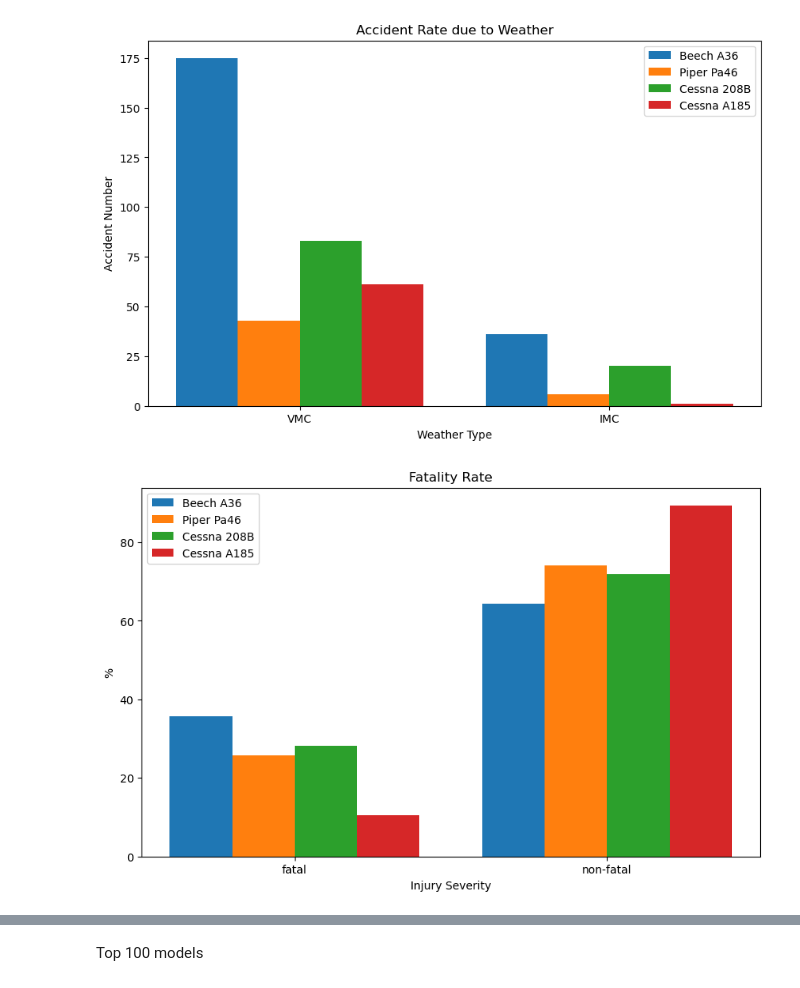
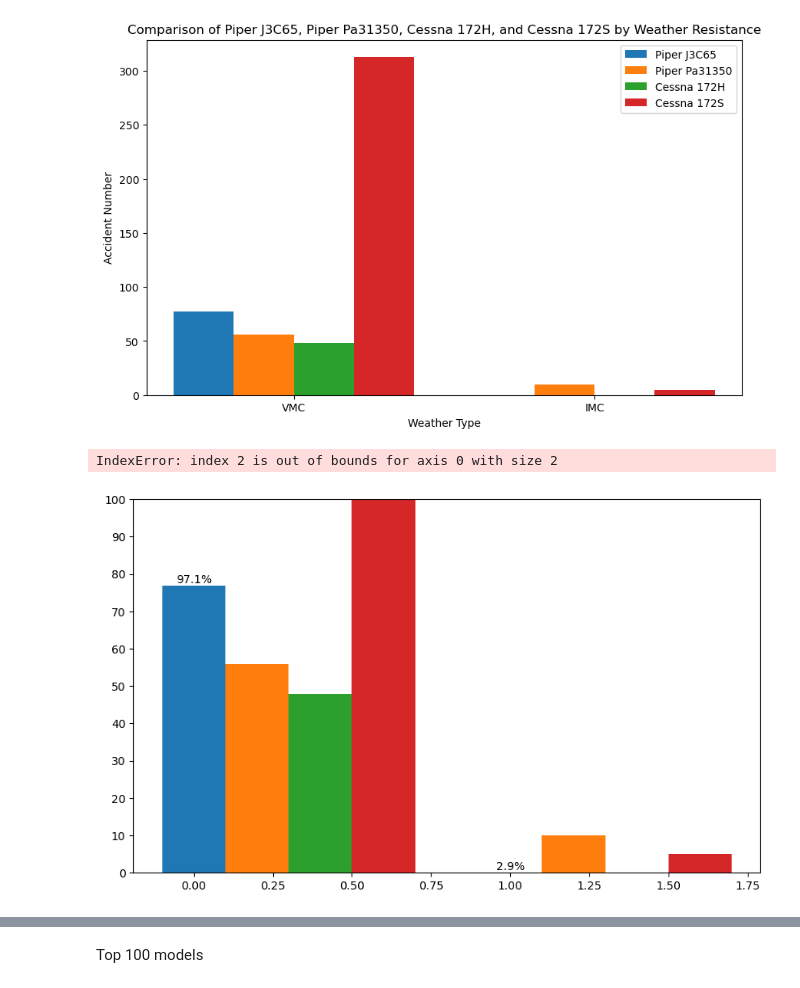
Before and after one commit to dvdhartsman/phase_1_project, a Jupyter notebook: danayt_notebooks/small_planes.ipynb, the cells around one changed output, grey strips where cells are left out. Cells and saved outputs as stored; diff of their text form; code cells hidden in the pictures.

```diff
--- a/danayt_notebooks/small_planes.ipynb
+++ b/danayt_notebooks/small_planes.ipynb
@@ -6,6 +6,6 @@ import seaborn as sns
 import matplotlib.ticker as mtick
 %matplotlib inline
 # %%
-df = pd.read_csv("../data/final.csv")
-df.info()
+df = pd.read_csv("data/aviation_final.csv")
+df
 # %% [output]
@@ -107,12 +25,12 @@ TypeError: list indices must be integers or slices, not tuple
 # %%
-make1 = 'Beech'
-model1 = 'A36'
+make1 = 'Piper'
+model1 = 'J3C65'
 make2 = 'Piper'
-model2 = 'Pa46'
+model2 = 'Pa31350'
 make3 = 'Cessna'
-model3 = '208B'
+model3 = '172H'
 make4 = 'Cessna'
-model4 = 'A185'
+model4 = '172S'
 
 make1_model1_data = df[(df['make'] == make1) & (df['model'] == model1)]
 make2_model2_data = df[(df['make'] == make2) & (df['model'] == model2)]
@@ -130,11 +48,11 @@ bar4 = ax.bar(np.arange(len(categories)) + 3 * bar_width, make4_model4_data['wea
 
 ax.set_xlabel('Weather Type')
 ax.set_ylabel('Accident Number')
-ax.set_title(f'Accident Rate due to Weather')
+ax.set_title(f'Comparison of {make1} {model1}, {make2} {model2}, {make3} {model3}, and {make4} {model4} by Weather Resistance')
 ax.set_xticks(np.arange(len(categories)) + 1.5 * bar_width)
 ax.set_xticklabels (categories)
 ax.legend()
 
 plt.show()
 # %% [output]
-[figure, old version]
+[figure, new version]
@@ -143,44 +59,62 @@ df.info()
 # %%
 import matplotlib.ticker as mtick
 
-make1 = 'Beech'
-model1 = 'A36'
+make1 = 'Piper'
+model1 = 'J3C65'
 make2 = 'Piper'
-model2 = 'Pa46'
+model2 = 'Pa31350'
 make3 = 'Cessna'
-model3 = '208B'
+model3 = '172H'
 make4 = 'Cessna'
-model4 = 'A185'
+model4 = '172S'
 
 make1_model1_data = df[(df['make'] == make1) & (df['model'] == model1)]
 make2_model2_data = df[(df['make'] == make2) & (df['model'] == model2)]
 make3_model3_data = df[(df['make'] == make3) & (df['model'] == model3)]
 make4_model4_data = df[(df['make'] == make4) & (df['model'] == model4)]
 
-total1 = make1_model1_data['weather_condition'].value_counts().sum()
-total2 = make2_model2_data['weather_condition'].value_counts().sum()
-total3 = make3_model3_data['weather_condition'].value_counts().sum()
-total4 = make4_model4_data['weather_condition'].value_counts().sum()
-
-categories = ['fatal', 'non-fatal']
+categories = ['VMC', 'IMC']
 bar_width = 0.2
 
 fig, ax = plt.subplots(figsize=(10, 6))
-bar1 = ax.bar(np.arange(len(categories)), (make1_model1_data['injury_severity'].value_counts().reindex(categories, fill_value=0) / total1) * 100, bar_width, label=f'{make1} {model1}')
-bar2 = ax.bar(np.arange(len(categories)) + bar_width, (make2_model2_data['injury_severity'].value_counts().reindex(categories, fill_value=0) / total2) * 100, bar_width, label=f'{make2} {model2}')
-bar3 = ax.bar(np.arange(len(categories)) + 2 * bar_width, (make3_model3_data['injury_severity'].value_counts().reindex(categories, fill_value=0) / total3) * 100, bar_width, label=f'{make3} {model3}')
-bar4 = ax.bar(np.arange(len(categories)) + 3 * bar_width, (make4_model4_data['injury_severity'].value_counts().reindex(categories, fill_value=0) / total4) * 100, bar_width, label=f'{make4} {model4}')
+bar1 = ax.bar(np.arange(len(categories)), make1_model1_data['weather_condition'].value_counts().reindex(categories, fill_value=0), bar_width, label=f'{make1} {model1}')
+bar2 = ax.bar(np.arange(len(categories)) + bar_width, make2_model2_data['weather_condition'].value_counts().reindex(categories, fill_value=0), bar_width, label=f'{make2} {model2}')
+bar3 = ax.bar(np.arange(len(categories)) + 2 * bar_width, make3_model3_data['weather_condition'].value_counts().reindex(categories, fill_value=0), bar_width, label=f'{make3} {model3}')
+bar4 = ax.bar(np.arange(len(categories)) + 3 * bar_width, make4_model4_data['weather_condition'].value_counts().reindex(categories, fill_value=0), bar_width, label=f'{make4} {model4}')
 
-ax.set_xlabel('Injury Severity')
-ax.set_ylabel('%')
-ax.set_title(f'Fatality Rate')
+# Calculate total percentage for each category
+total_counts = make1_model1_data['weather_condition'].value_counts().reindex(categories, fill_value=0) + \
+              make2_model2_data['weather_condition'].value_counts().reindex(categories, fill_value=0) + \
+              make3_model3_data['weather_condition'].value_counts().reindex(categories, fill_value=0) + \
+              make4_model4_data['weather_condition'].value_counts().reindex(categories, fill_value=0)
+total_percentage = total_counts / total_counts.sum() * 100
+
+# Set y-axis limits to 0-100
+ax.set_ylim(0, 100)
+
+# Set y-axis labels as actual values in the 0-100 percentage range
+ax.set_yticks(np.arange(0, 101, 10))
+ax.set_yticklabels(np.arange(0, 101, 10))
+
+# Add total percentage as text on each bar
+for i, rect in enumerate(bar1 + bar2 + bar3 + bar4):
+    height = rect.get_height()
+    ax.text(rect.get_x() + rect.get_width() / 2, height, f'{total_percentage[i]:.1f}%', ha='center', va='bottom')
+
+ax.set_xlabel('Weather Type')
+ax.set_ylabel('Accident Number')
+ax.set_title(f'Comparison of {make1} {model1}, {make2} {model2}, {make3} {model3}, and {make4} {model4} by Weather Resistance')
 ax.set_xticks(np.arange(len(categories)) + 1.5 * bar_width)
 ax.set_xticklabels(categories)
-ax.legend()
+
+# Add legend with make and model names
+handles, labels = ax.get_legend_handles_labels()
+ax.legend(handles, labels, loc='upper right')
 
 plt.show()
 # %% [output]
+IndexError: index 2 is out of bounds for axis 0 with size 2
-[figure, old version]
+[figure, new version]
 # %%
 make1 = 'Piper'
 model1 = 'J3C65'
```
Also changed, not shown: parts of 25 cells of this notebook, 1 other file.
